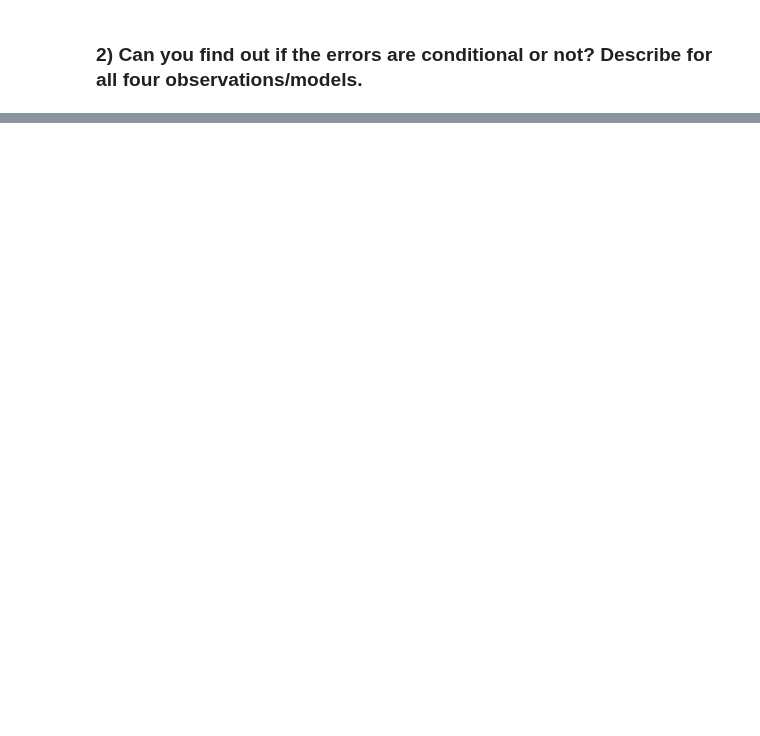
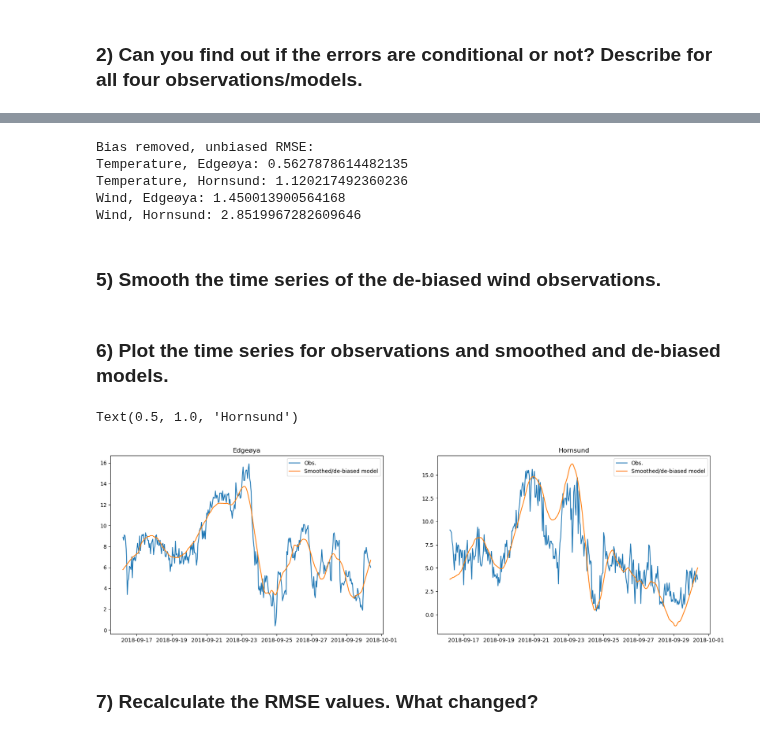
Before and after one commit to kjes4pres/GEO4902, a Jupyter notebook: Exercise 4/Verification_Exercises.ipynb, the cells around one changed output, grey strips where cells are left out. Drawn from its saved outputs; the diff is of its cells as text; code cells hidden in the pictures; blank space fills up the shorter version.

```diff
--- a/Exercise 4/Verification_Exercises.ipynb
+++ b/Exercise 4/Verification_Exercises.ipynb
@@ -106,0 +151,10 @@ ax1_wind.legend(loc='upper right')
+# %%
+# Edgeøya, wind
+
+N = len(st1_wind.index)
+
+# Using eq. 8.2 in the compendium for the bias
+bias_wind_e = np.sum(st1_wind.model - st1_wind.obs)/N
+
+# Using sklearn metrics for RMSE
+rmse_wind_e = root_mean_squared_error(st1_wind.obs, st1_wind.model)
@@ -106,0 +171,10 @@ ax1_wind.legend(loc='upper right')
+# %%
+# Hornsund, wind
+
+N = len(st2_wind.index)
+
+# Using eq. 8.2 in the compendium for the bias
+bias_wind_h = np.sum(st2_wind.model - st2_wind.obs)/N
+
+# Using sklearn metrics for RMSE
+rmse_wind_h = root_mean_squared_error(st2_wind.obs, st2_wind.model)
@@ -106,0 +209,35 @@ ax1_wind.legend(loc='upper right')
+# %%
+print('Bias removed, unbiased RMSE:')
+print(f'Temperature, Edgeøya: {unbiased_rmse_temp_e}')
+print(f'Temperature, Hornsund: {unbiased_rmse_temp_h}')
+print(f'Wind, Edgeøya: {unbiased_rmse_wind_e}')
+print(f'Wind, Hornsund: {unbiased_rmse_wind_h}')
+# %% [output]
+Bias removed, unbiased RMSE:
+Temperature, Edgeøya: 0.5627878614482135
+Temperature, Hornsund: 1.120217492360236
+Wind, Edgeøya: 1.450013900564168
+Wind, Hornsund: 2.8519967282609646
+# %% [markdown]
+### 5) Smooth the time series of the de-biased wind observations.
+# %%
+smooth_wind_e = savgol_filter(st1_wind.model - bias_wind_e, 25, 1)
+smooth_wind_h = savgol_filter(st2_wind.model - bias_wind_h, 25, 1)
+# %% [markdown]
+### 6) Plot the time series for observations and smoothed and de-biased models.
+# %%
+fig, ax = plt.subplots(1,2, figsize=(20, 6))
+ax[0].plot(st1_wind.index, st1_wind.obs, label ='Obs.')
+ax[0].plot(st1_wind.index, smooth_wind_e, label='Smoothed/de-biased model')
+ax[0].legend()
+ax[0].set_title('Edgeøya')
+
+ax[1].plot(st2_wind.index, st2_wind.obs, label ='Obs.')
+ax[1].plot(st2_wind.index, smooth_wind_h, label='Smoothed/de-biased model')
+ax[1].legend()
+ax[1].set_title('Hornsund')
+# %% [output]
+Text(0.5, 1.0, 'Hornsund')
+[figure, added]
+# %% [markdown]
+### 7) Recalculate the RMSE values. What changed?
```
Also changed, not shown: parts of 18 cells of this notebook.
